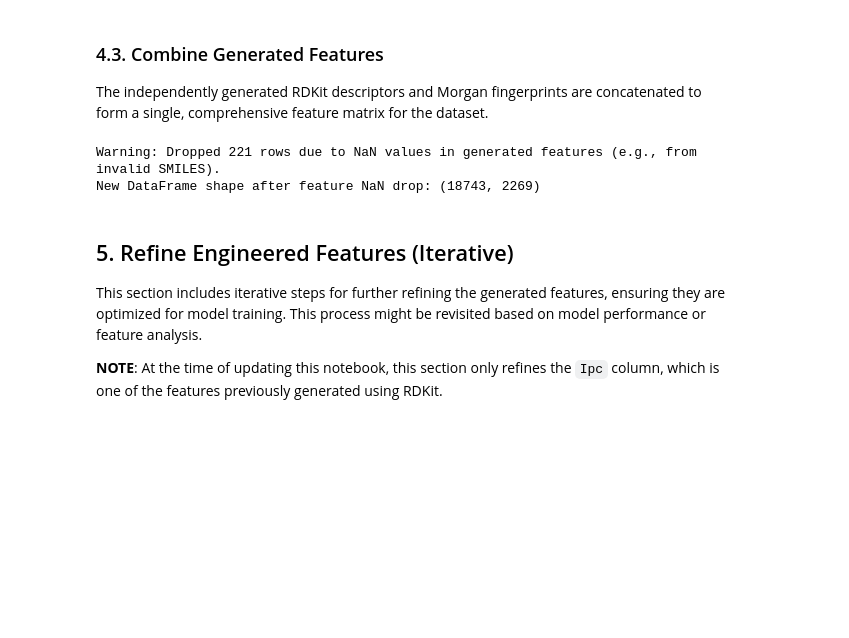
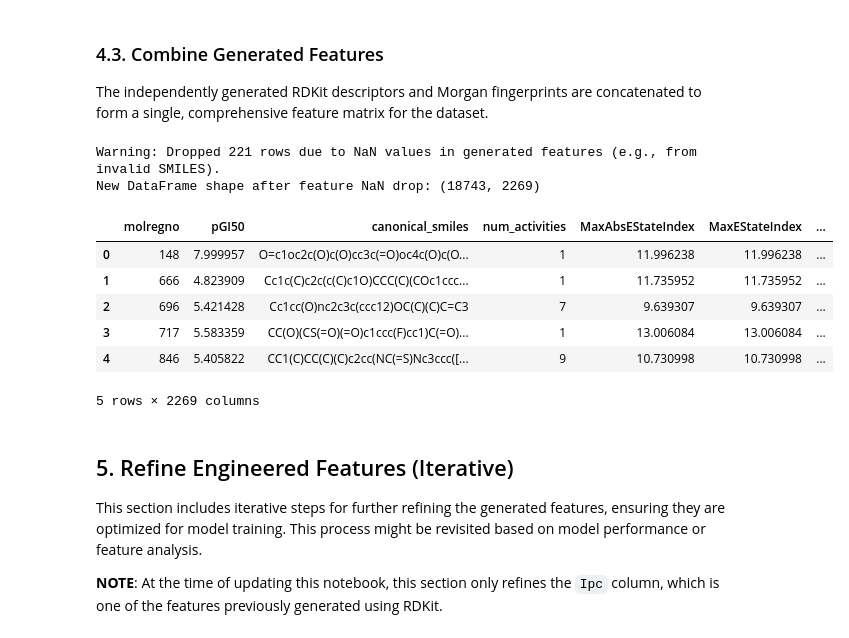
Before and after one commit to Shirshak52/Drug-pGI50-Prediction, a Jupyter notebook: notebooks/01_Engineer_Molecular_Features.ipynb, the cells around one changed output. Cells and saved outputs as stored; diff of their text form; code cells hidden in the pictures; blank space fills up the shorter version.

```diff
--- a/notebooks/01_Engineer_Molecular_Features.ipynb
+++ b/notebooks/01_Engineer_Molecular_Features.ipynb
@@ -236,25 +244,34 @@ The independently generated RDKit descriptors and Morgan fingerprints are concat
 # %%
 features_df = df[['molregno', 'pGI50', 'canonical_smiles']].copy() # Keep SMILES for reference
 
 # Conditionally add 'num_activities' if it exists in the original df
 if 'num_activities' in df.columns:
     features_df['num_activities'] = df['num_activities']
 
 # Concatenate the generated RDKit descriptors and Morgan fingerprints
 features_df = pd.concat([features_df, rdkit_desc_df, morgan_fp_df], axis=1)
 
 # Handle any NaN values generated
 initial_rows_before_feature_dropna = features_df.shape[0]
 features_df.dropna(inplace=True)
 rows_after_feature_dropna = features_df.shape[0]
 
 if initial_rows_before_feature_dropna != rows_after_feature_dropna:
     rows_removed_due_to_nan = initial_rows_before_feature_dropna - rows_after_feature_dropna
     print(f"\nWarning: Dropped {rows_removed_due_to_nan} rows due to NaN values in generated features (e.g., from invalid SMILES).")
     print(f"New DataFrame shape after feature NaN drop: {features_df.shape}")
+
+display(features_df.head())
 # %% [output]
 Warning: Dropped 221 rows due to NaN values in generated features (e.g., from invalid SMILES).
 New DataFrame shape after feature NaN drop: (18743, 2269)
+|  | molregno | pGI50 | canonical_smiles | num_activities | MaxAbsEStateIndex | MaxEStateIndex | ... |
+| 0 | 148 | 7.999957 | O=c1oc2c(O)c(O)cc3c(=O)oc4c(O)c(O... | 1 | 11.996238 | 11.996238 | ... |
+| 1 | 666 | 4.823909 | Cc1c(C)c2c(c(C)c1O)CCC(C)(COc1ccc... | 1 | 11.735952 | 11.735952 | ... |
+| 2 | 696 | 5.421428 | Cc1cc(O)nc2c3c(ccc12)OC(C)(C)C=C3 | 7 | 9.639307 | 9.639307 | ... |
+| 3 | 717 | 5.583359 | CC(O)(CS(=O)(=O)c1ccc(F)cc1)C(=O)... | 1 | 13.006084 | 13.006084 | ... |
+| 4 | 846 | 5.405822 | CC1(C)CC(C)(C)c2cc(NC(=S)Nc3ccc([... | 9 | 10.730998 | 10.730998 | ... |
+5 rows × 2269 columns
 # %% [markdown]
 ## 5. Refine Engineered Features (Iterative)
 This section includes iterative steps for further refining the generated features, ensuring they are optimized for model training. This process might be revisited based on model performance or feature analysis.
```
Also changed, not shown: parts of 3 cells of this notebook.
